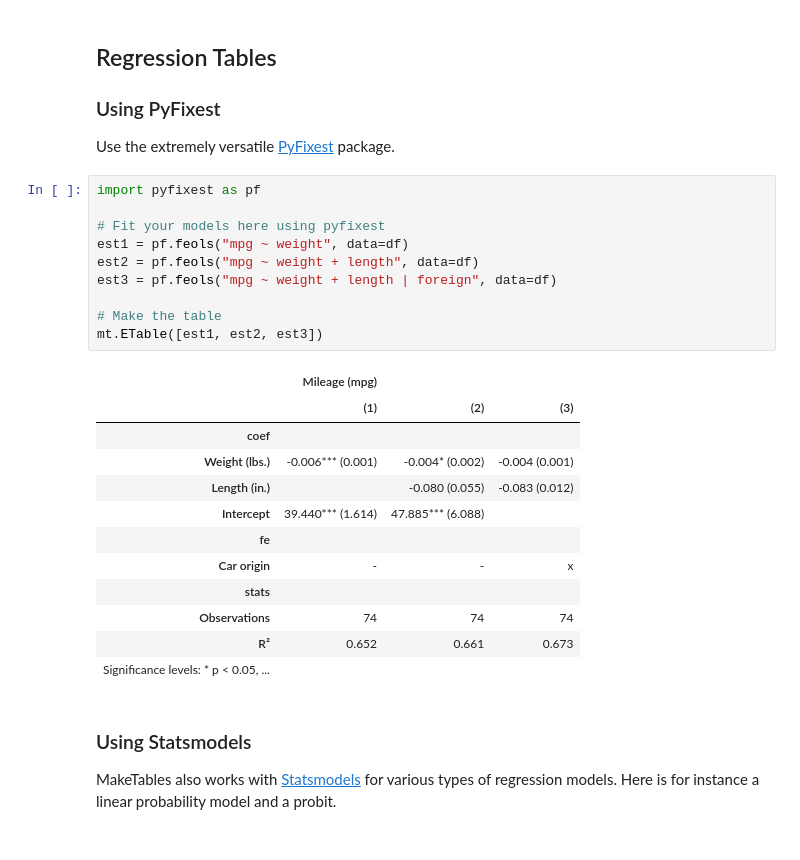
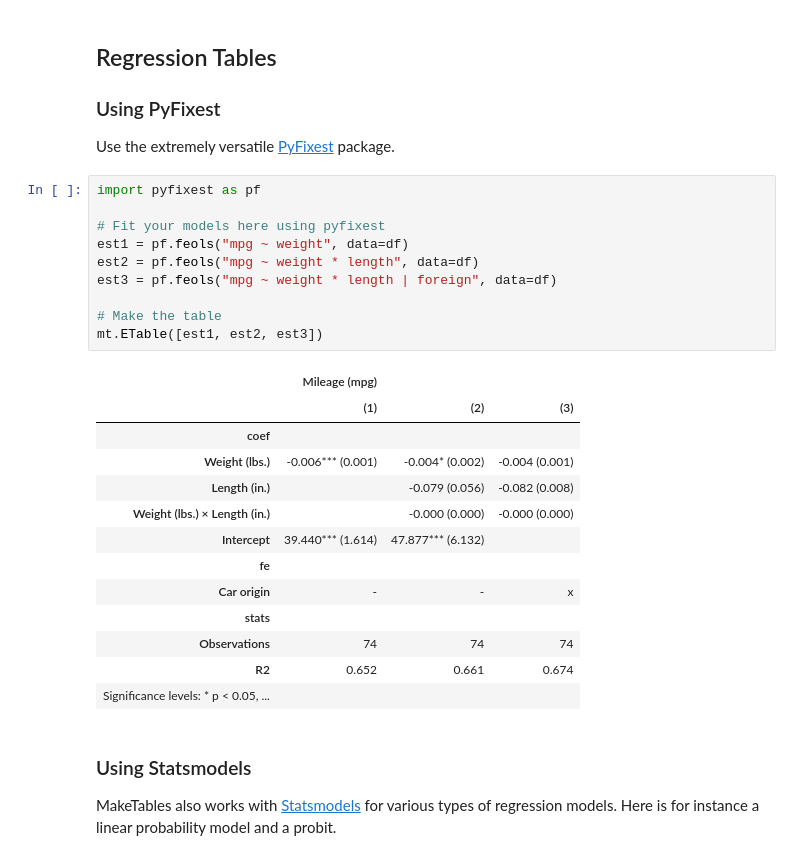
Before and after one commit to dsliwka/maketables, a Jupyter notebook: getting-started.ipynb, the cells around one changed output. Saved outputs shown, nothing was run; the diff lists cells and outputs as text.

```diff
--- a/getting-started.ipynb
+++ b/getting-started.ipynb
@@ -54,25 +54,26 @@ Use the extremely versatile [PyFixest](https://py-econometrics.github.io/pyfixes
 # %%
 import pyfixest as pf
 
 # Fit your models here using pyfixest
 est1 = pf.feols("mpg ~ weight", data=df)
-est2 = pf.feols("mpg ~ weight + length", data=df)
-est3 = pf.feols("mpg ~ weight + length | foreign", data=df)
+est2 = pf.feols("mpg ~ weight * length", data=df)
+est3 = pf.feols("mpg ~ weight * length | foreign", data=df)
 
 # Make the table
 mt.ETable([est1, est2, est3])
 # %% [output]
 |  | Mileage (mpg) |  |  |
 |  | (1) | (2) | (3) |
 | coef |  |  |  |
 | Weight (lbs.) | -0.006*** (0.001) | -0.004* (0.002) | -0.004 (0.001) |
-| Length (in.) |  | -0.080 (0.055) | -0.083 (0.012) |
-| Intercept | 39.440*** (1.614) | 47.885*** (6.088) |  |
+| Length (in.) |  | -0.079 (0.056) | -0.082 (0.008) |
+| Weight (lbs.) × Length (in.) |  | -0.000 (0.000) | -0.000 (0.000) |
+| Intercept | 39.440*** (1.614) | 47.877*** (6.132) |  |
 | fe |  |  |  |
 | Car origin | - | - | x |
 | stats |  |  |  |
 | Observations | 74 | 74 | 74 |
-| R² | 0.652 | 0.661 | 0.673 |
+| R2 | 0.652 | 0.661 | 0.674 |
 | Significance levels: * p < 0.05, ... |  |  |  |
 # %% [markdown]
 ### Using Statsmodels
```
Also changed, not shown: parts of 2 cells of this notebook, 13 other files.
